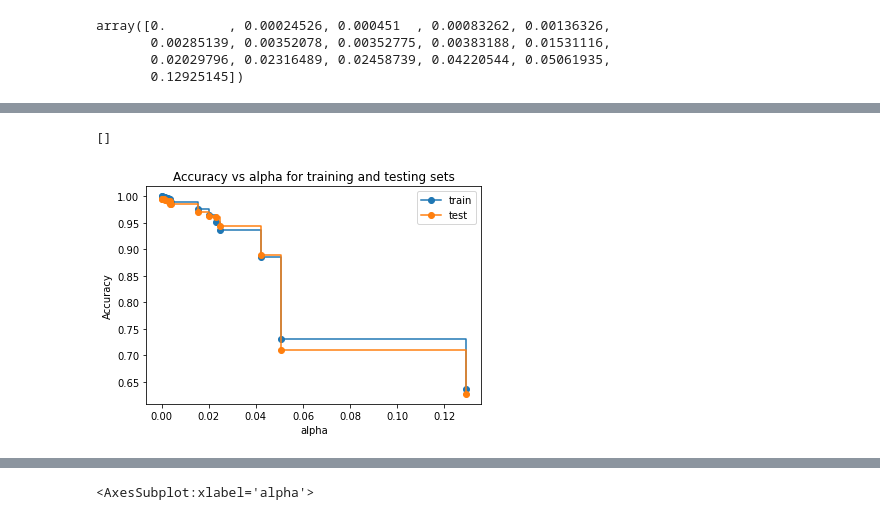
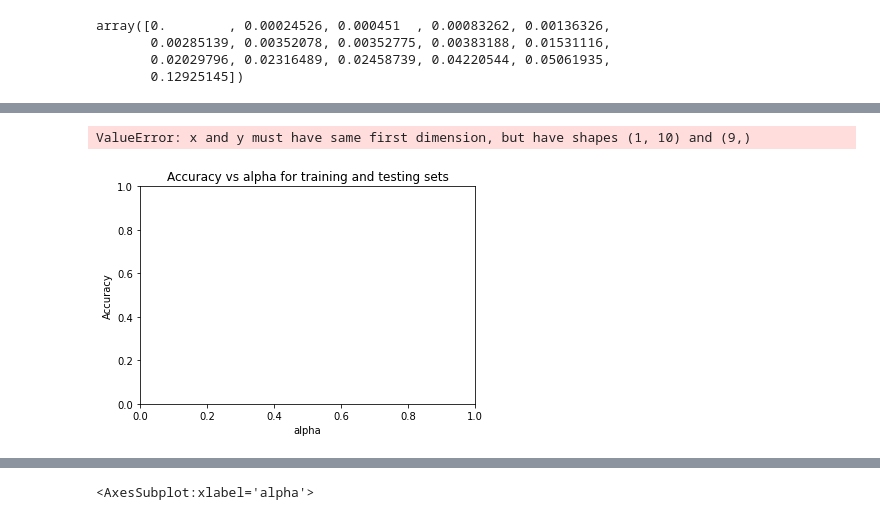
Before and after one commit to GostaCarlstrand/sizes_flask, a Jupyter notebook: decTree.ipynb, the cells around one changed output, grey strips where cells are left out. Drawn from its saved outputs; the diff is of its cells as text; code cells hidden in the pictures.

```diff
--- a/decTree.ipynb
+++ b/decTree.ipynb
@@ -63,3 +21,8 @@ X_train, X_test, y_train, y_test = train_test_split(X, y, random_state=42, test_
 
 clf_dt = DecisionTreeClassifier(random_state=42)
 clf_dt = clf_dt.fit(X_train, y_train)
+# %%
+training_sets = []
+for i in range(1, 10):
+    X_train, X_test, y_train, y_test = train_test_split(X, y, random_state=i, test_size=0.33)
+    training_sets.append([X_train, X_test, y_train, y_test])
@@ -163,0 +93,9 @@ test_scores
+# %%
+clf_dts = []
+clf_dt_pruned = DecisionTreeClassifier(random_state=42, ccp_alpha=0.015311)
+train_scores = []
+test_scores = []
+for sets in training_sets:
+    clf_dt_pruned.fit(sets[0], sets[2])
+    train_scores.append(clf_dt_pruned.score(sets[0], sets[2]))
+    test_scores.append(clf_dt_pruned.score(sets[1], sets[3]))
@@ -164,17 +106,18 @@ test_scores
 # %%
 _, ax = plt.subplots()
 
 ax.set_xlabel('alpha')
 ax.set_ylabel('Accuracy')
 ax.set_title('Accuracy vs alpha for training and testing sets')
 
-ax.plot(ccp_alphas, train_scores, marker='o', label='train', drawstyle='steps-post')
-ax.plot(ccp_alphas, test_scores, marker='o', label='test', drawstyle='steps-post')
+ax.plot([range(10)], train_scores, marker='o', label='train', drawstyle='steps-post')
+ax.plot([range(10)], test_scores, marker='o', label='test', drawstyle='steps-post')
 ax.legend()
+
 plt.plot()
 # %% [output]
-[]
+ValueError: x and y must have same first dimension, but have shapes (1, 10) and (9,)
-[figure, old version]
+[figure, new version]
 # %%
 alpha_scores = []
 for ccp_alpha in ccp_alphas:
```
Also changed, not shown: parts of 14 cells of this notebook, 7 other files.
